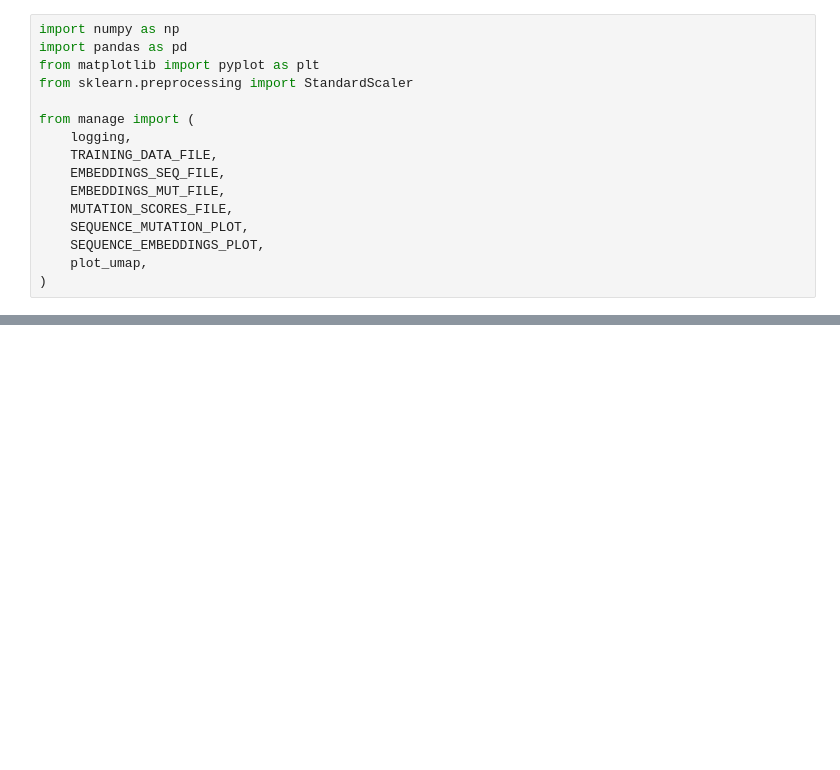
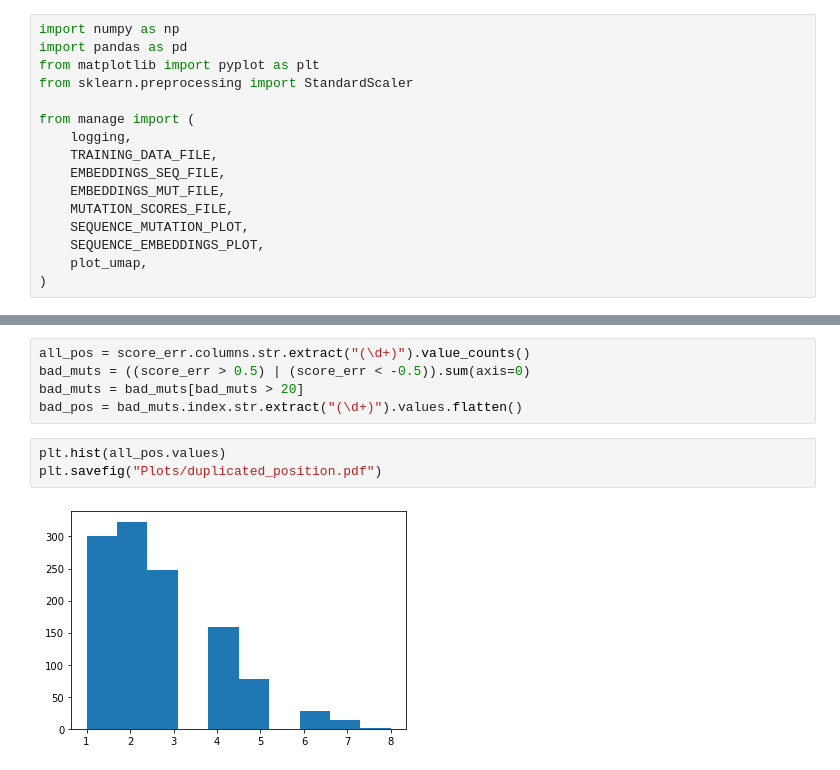
Before and after one commit to Takkoona/fixynergy, a Jupyter notebook: 5_visualize_results.ipynb, the cells around one changed output, grey strips where cells are left out. Cells and saved outputs as stored; diff of their text form; blank space fills up the shorter version.

```diff
--- a/5_visualize_results.ipynb
+++ b/5_visualize_results.ipynb
@@ -102,0 +46,10 @@ plt.savefig("Plots/mut_rank_original.pdf", bbox_inches="tight")
+# %%
+all_pos = score_err.columns.str.extract("(\d+)").value_counts()
+bad_muts = ((score_err > 0.5) | (score_err < -0.5)).sum(axis=0)
+bad_muts = bad_muts[bad_muts > 20]
+bad_pos = bad_muts.index.str.extract("(\d+)").values.flatten()
+# %%
+plt.hist(all_pos.values)
+plt.savefig("Plots/duplicated_position.pdf")
+# %% [output]
+[figure, added]
```
Also changed, not shown: parts of 11 cells of this notebook, 2 other files.
